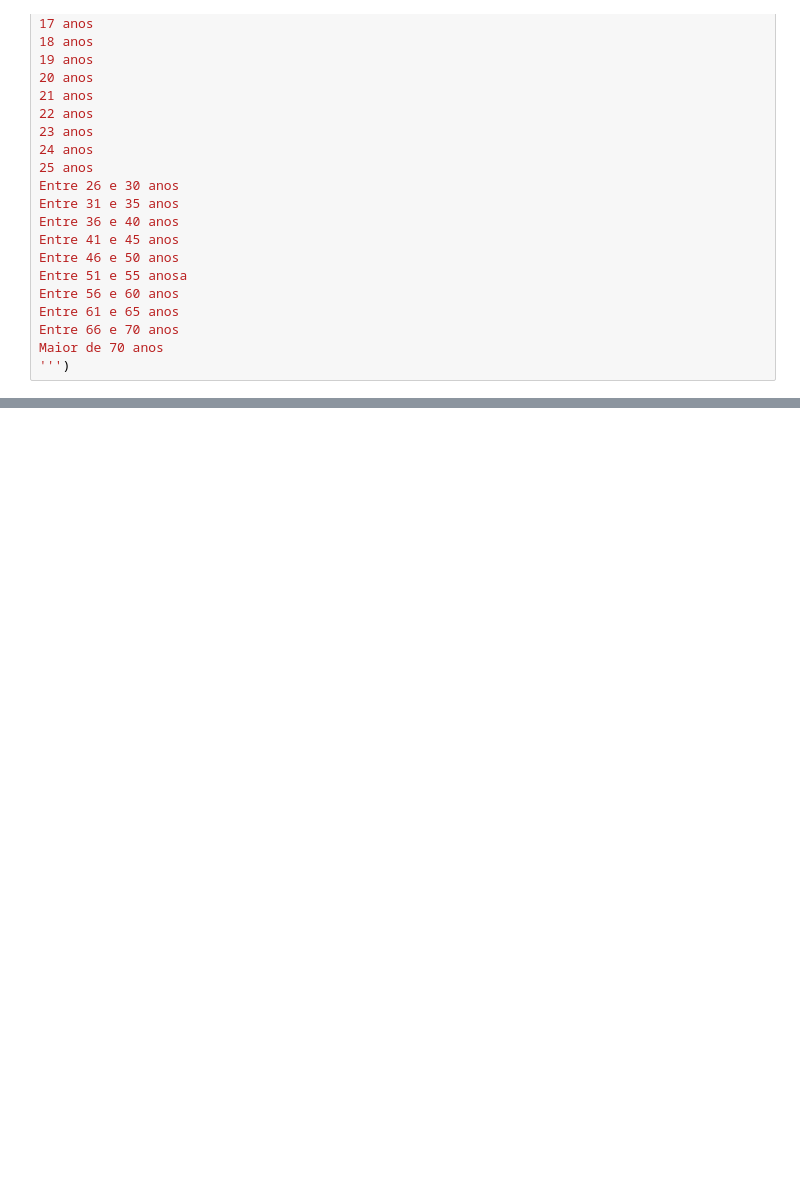
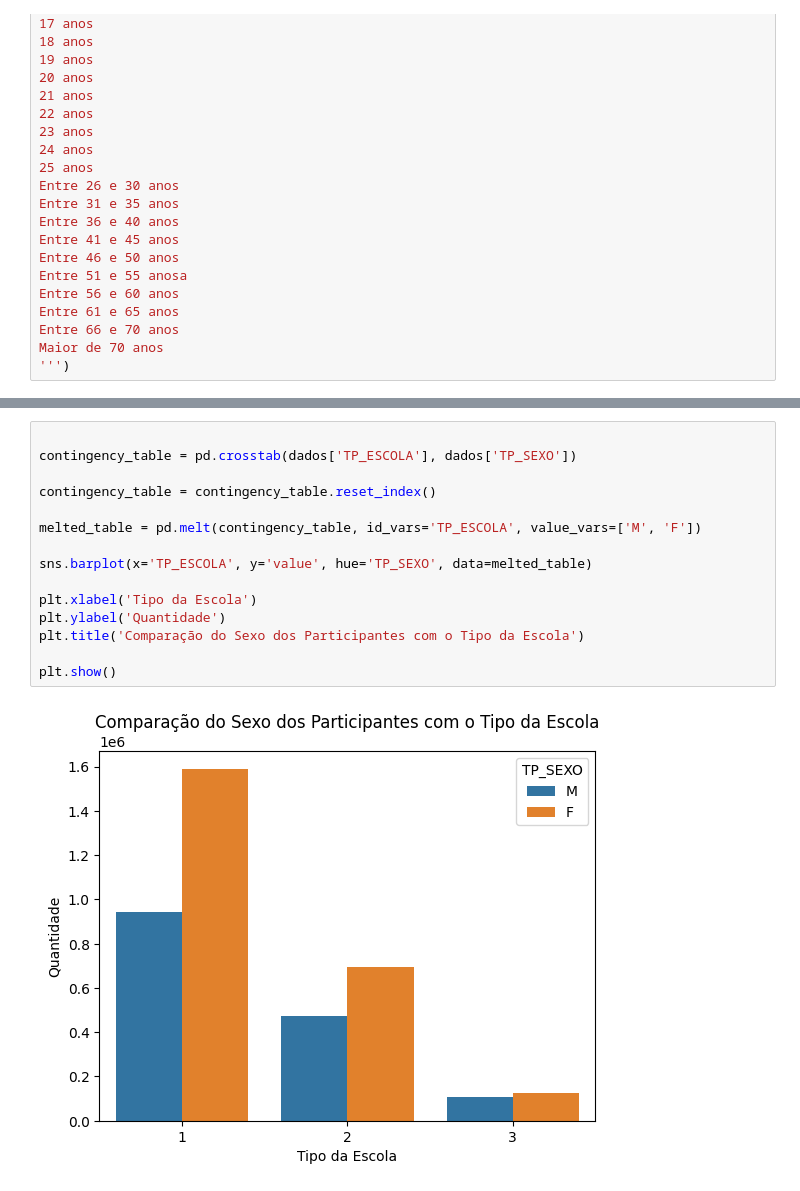
Before and after one commit to Joangopa/Enem_2023, a Jupyter notebook: EDA_Enem2023.ipynb, the cells around one changed output, grey strips where cells are left out. Drawn from its saved outputs; the diff is of its cells as text; blank space fills up the shorter version.

```diff
--- a/EDA_Enem2023.ipynb
+++ b/EDA_Enem2023.ipynb
@@ -380 +406,18 @@ ax.set_xticklabels(['Masculino','Feminino']);
+# %%
+
+contingency_table = pd.crosstab(dados['TP_ESCOLA'], dados['TP_SEXO'])
+
+contingency_table = contingency_table.reset_index()
+
+melted_table = pd.melt(contingency_table, id_vars='TP_ESCOLA', value_vars=['M', 'F'])
+
+sns.barplot(x='TP_ESCOLA', y='value', hue='TP_SEXO', data=melted_table)
+
+plt.xlabel('Tipo da Escola')
+plt.ylabel('Quantidade')
+plt.title('Comparação do Sexo dos Participantes com o Tipo da Escola')
+
+plt.show()
+# %% [output]
+[figure, added]
 # %% [markdown]
```
Also changed, not shown: parts of 17 cells of this notebook.
